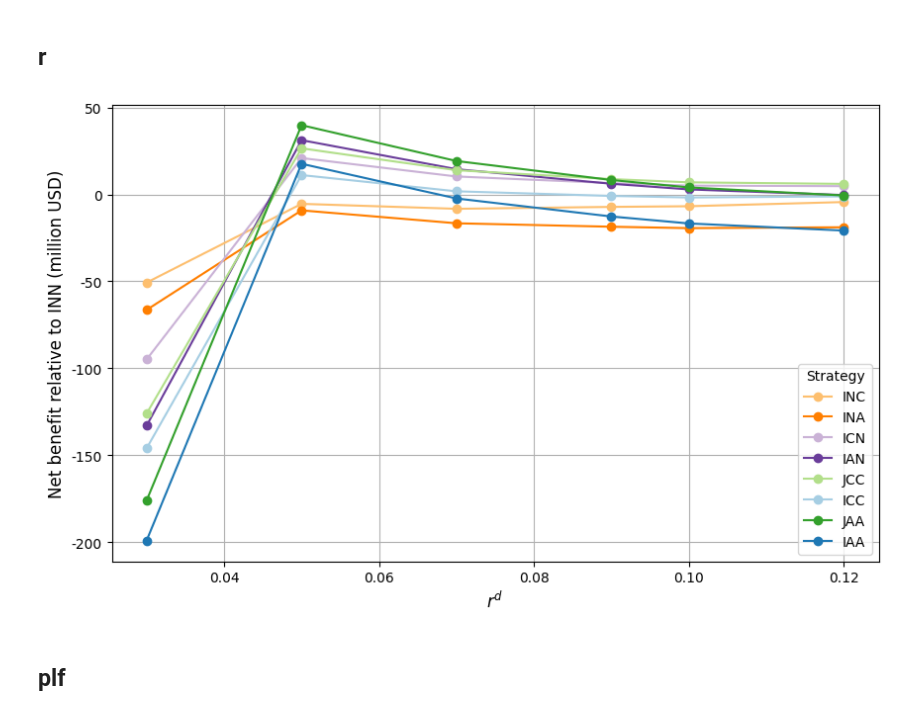
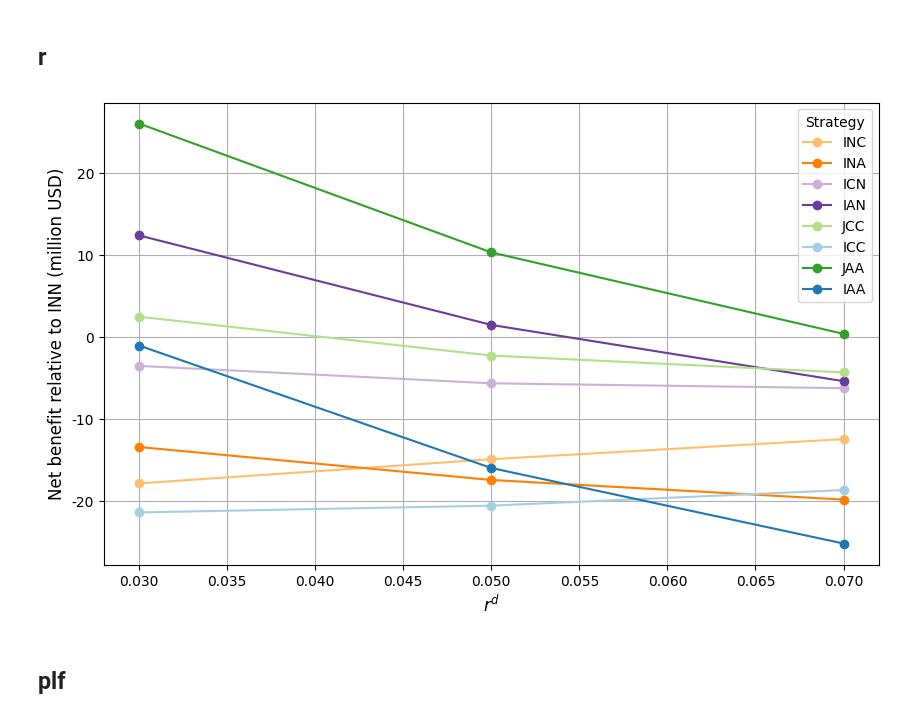
Before and after one commit to narslab/project-groundwork, a Jupyter notebook: bin/jupyter/sensivity-for-all-strategies-relative-net-benefit.ipynb, the cells around one changed output. Saved outputs shown, nothing was run; the diff lists cells and outputs as text; code cells hidden in the pictures.

```diff
--- a/bin/jupyter/sensivity-for-all-strategies-relative-net-benefit.ipynb
+++ b/bin/jupyter/sensivity-for-all-strategies-relative-net-benefit.ipynb
@@ -184,7 +184,7 @@ combined_df
 ## r
 # %%
 # List of r values
-r_values = [0.03,0.05,0.07,0.09,0.1,0.12]
+r_values = [0.03,0.05,0.07]
 
 # Dictionary to hold data
 data = {}
@@ -196,34 +196,34 @@ for r in r_values:
     df=df.loc[df['Strategy']!="INN"]
     # Make sure the strategy names are set as the index
     df.set_index('Strategy', inplace=True)
     data[r] = df['net_benefit']
 
 # Create a DataFrame from the dictionary
 combined_df = pd.DataFrame(data)
 
 # Define colors for each strategy
 strategy_colors = {
     'INN': '#FB9A99', 'INC': '#FDBF6F', 'INA': '#FF7F00', 'ICN': '#CAB2D6',
     'IAN': '#6A3D9A', 'JCC': '#B2DF8A', 'ICC': '#A6CEE3', 'JAA': '#33A02C', 'IAA': '#1F78B4'
 }
 
 # Plotting
 plt.figure(figsize=(10, 6))
 for strategy in combined_df.index:
     plt.plot(combined_df.columns, combined_df.loc[strategy], label=strategy, marker='o', color=strategy_colors[strategy])
 
 # Set y-axis formatter
 formatter = FuncFormatter(millions_formatter)
 plt.gca().yaxis.set_major_formatter(formatter)
 
 plt.xlabel(r'$r^d$', fontsize=12)
 plt.ylabel('Net benefit relative to INN (million USD)', fontsize=12)
 plt.legend(title='Strategy', fontsize=10)
 plt.grid(True)
 
 plt.show()
 # %% [output]
-[figure, old version]
+[figure, new version]
 # %% [markdown]
 ## plf
 # %%
```
Also changed, not shown: parts of 10 cells of this notebook, 21 other files.
